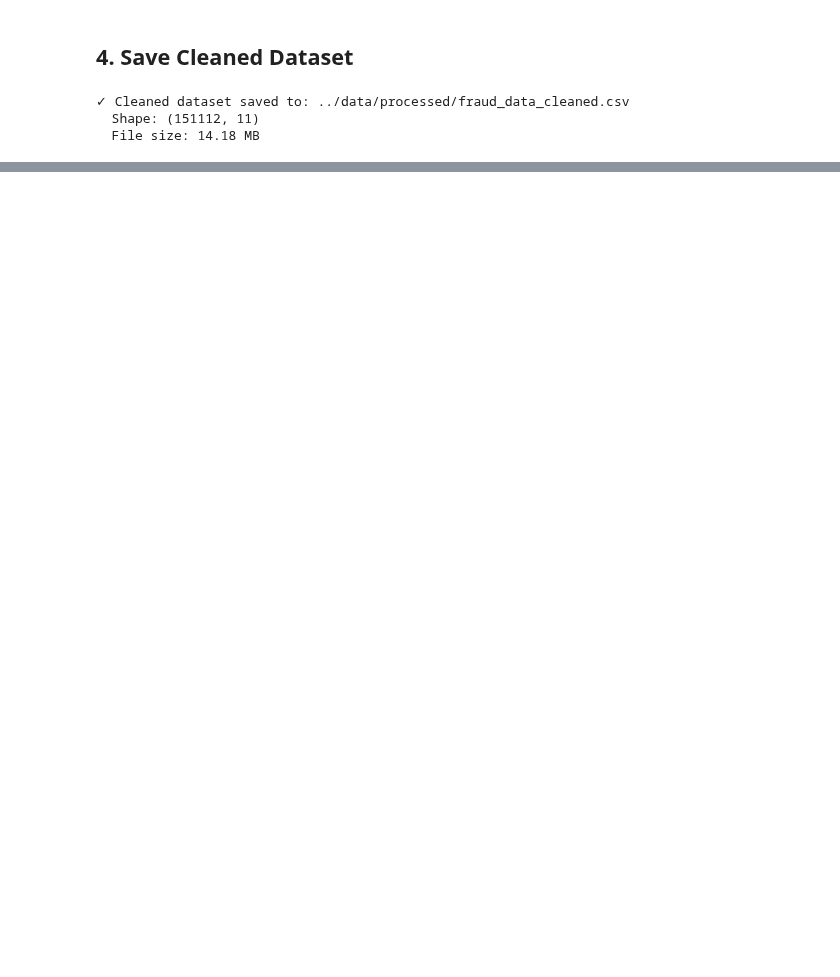
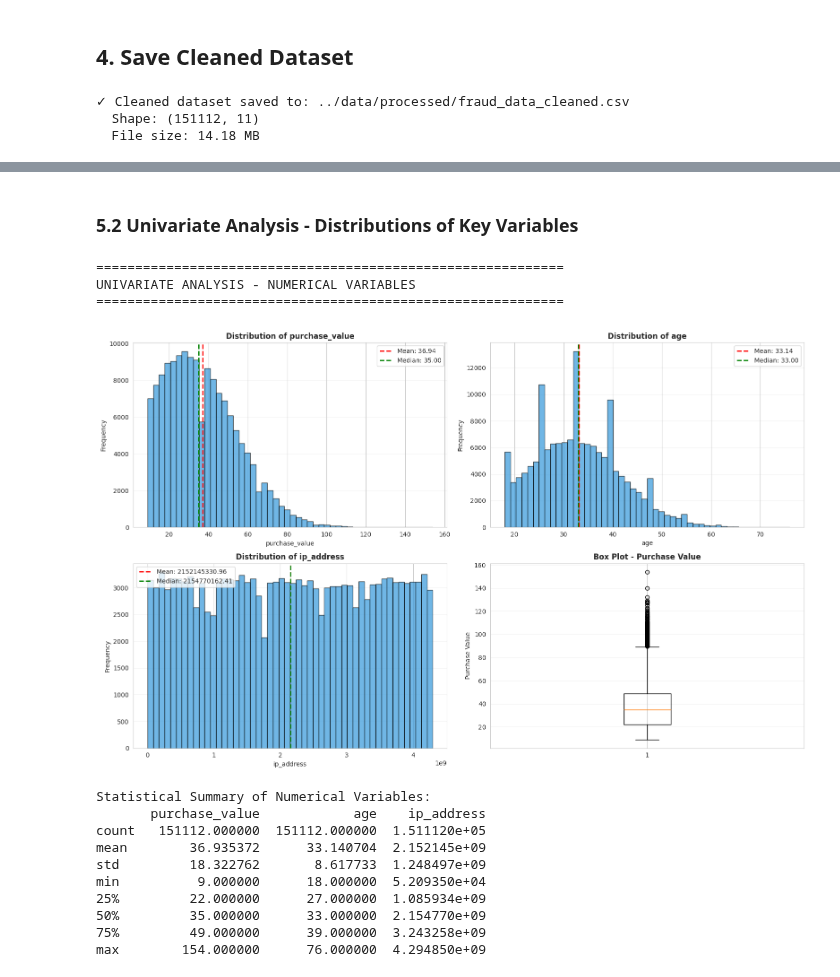
Before and after one commit to habeneyasu/fraud-shield-ml, a Jupyter notebook: notebooks/eda-fraud-data.ipynb, the cells around one changed output, grey strips where cells are left out. Drawn from its saved outputs; the diff is of its cells as text; code cells hidden in the pictures; blank space fills up the shorter version.

```diff
--- a/notebooks/eda-fraud-data.ipynb
+++ b/notebooks/eda-fraud-data.ipynb
@@ -418,0 +511,55 @@ print(f"  File size: {cleaned_file_path.stat().st_size / (1024*1024):.2f} MB")
+# %% [markdown]
+### 5.2 Univariate Analysis - Distributions of Key Variables
+# %%
+# Numerical variables distribution
+print("=" * 60)
+print("UNIVARIATE ANALYSIS - NUMERICAL VARIABLES")
+print("=" * 60)
+
+numerical_vars = ['purchase_value', 'age', 'ip_address']
+fig, axes = plt.subplots(2, 2, figsize=(16, 10))
+axes = axes.ravel()
+
+for idx, var in enumerate(numerical_vars):
+    if idx < len(axes):
+        # Histogram
+        axes[idx].hist(df[var], bins=50, color='#3498db', alpha=0.7, edgecolor='black')
+        axes[idx].set_title(f'Distribution of {var}', fontsize=12, fontweight='bold')
+        axes[idx].set_xlabel(var, fontsize=10)
+        axes[idx].set_ylabel('Frequency', fontsize=10)
+        axes[idx].grid(axis='y', alpha=0.3)
+
+        # Add statistics
+        mean_val = df[var].mean()
+        median_val = df[var].median()
+        axes[idx].axvline(mean_val, color='red', linestyle='--', linewidth=2, label=f'Mean: {mean_val:.2f}')
+        axes[idx].axvline(median_val, color='green', linestyle='--', linewidth=2, label=f'Median: {median_val:.2f}')
+        axes[idx].legend()
+
+# Box plot for purchase_value
+axes[3].boxplot(df['purchase_value'], vert=True)
+axes[3].set_title('Box Plot - Purchase Value', fontsize=12, fontweight='bold')
+axes[3].set_ylabel('Purchase Value', fontsize=10)
+axes[3].grid(axis='y', alpha=0.3)
+
+plt.tight_layout()
+plt.show()
+
+# Statistical summary
+print("\nStatistical Summary of Numerical Variables:")
+print(df[numerical_vars].describe())
+# %% [output]
+============================================================
+UNIVARIATE ANALYSIS - NUMERICAL VARIABLES
+============================================================
+[figure, added]
+Statistical Summary of Numerical Variables:
+       purchase_value            age    ip_address
+count   151112.000000  151112.000000  1.511120e+05
+mean        36.935372      33.140704  2.152145e+09
+std         18.322762       8.617733  1.248497e+09
+min          9.000000      18.000000  5.209350e+04
+25%         22.000000      27.000000  1.085934e+09
+50%         35.000000      33.000000  2.154770e+09
+75%         49.000000      39.000000  3.243258e+09
+max        154.000000      76.000000  4.294850e+09
```
Also changed, not shown: parts of 11 cells of this notebook.
